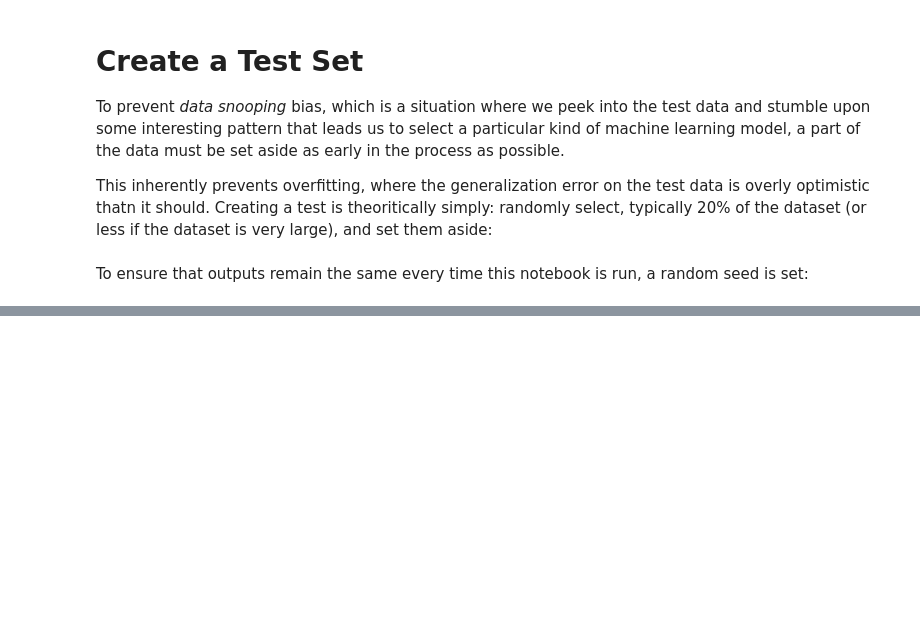
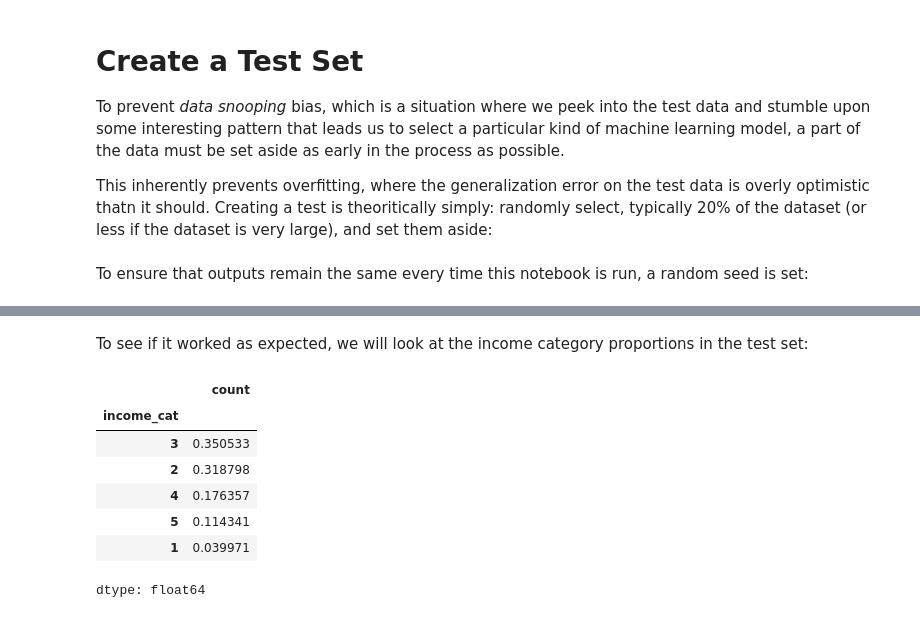
Before and after one commit to gbonsu673-ui/california-housing-price-prediction, a Jupyter notebook: end_to_end_machine_learning.ipynb, the cells around one changed output, grey strips where cells are left out. Drawn from its saved outputs; the diff is of its cells as text; code cells hidden in the pictures; blank space fills up the shorter version.

```diff
--- a/end_to_end_machine_learning.ipynb
+++ b/end_to_end_machine_learning.ipynb
@@ -142,0 +233,18 @@ len(test_set)
+# %%
+strat_train_set, strat_test_set = train_test_split(
+    housing_full, test_size=0.2, stratify=housing_full['income_cat'],
+    random_state=42
+)
+# %% [markdown]
+To see if it worked as expected, we will look at the income category proportions in the test set:
+# %%
+strat_test_set['income_cat'].value_counts()/len(strat_test_set)
+# %% [output]
+|  | count |
+| income_cat |  |
+| 3 | 0.350533 |
+| 2 | 0.318798 |
+| 4 | 0.176357 |
+| 5 | 0.114341 |
+| 1 | 0.039971 |
+dtype: float64
```
Also changed, not shown: parts of 16 cells of this notebook.
